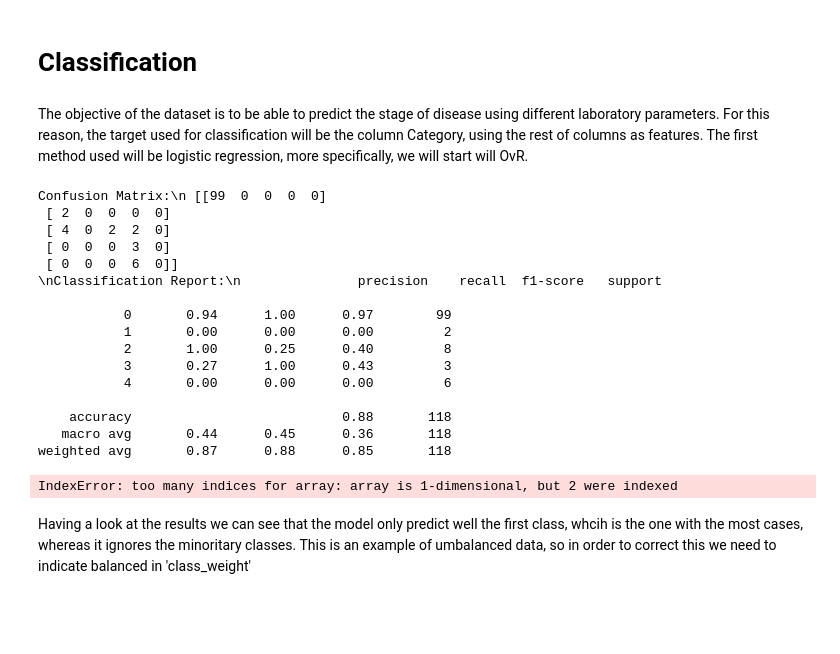
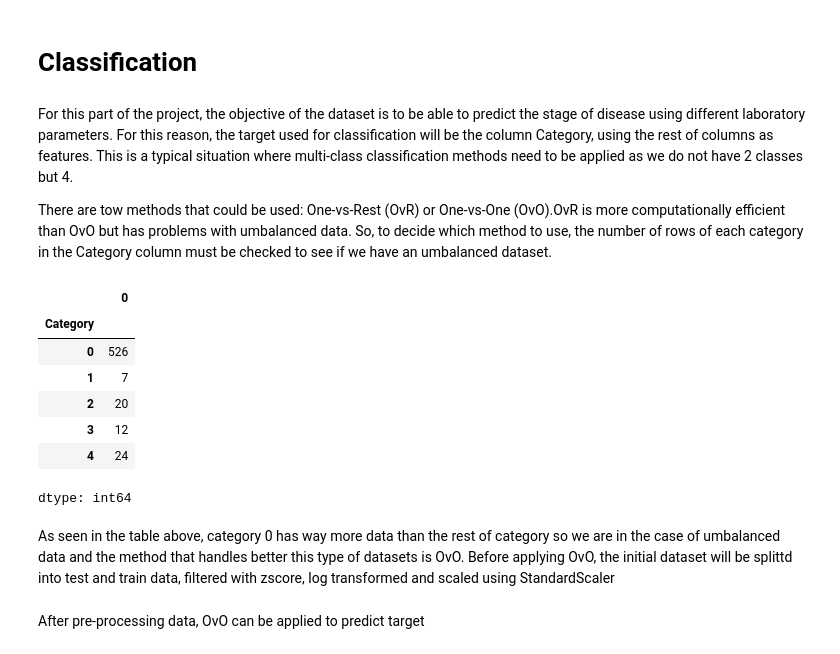
Before and after one commit to Biokatzen/Hepatitis-C-Prediction-Dataset, a Jupyter notebook: HepatitisC_Prediction_Dataset.ipynb, the cells around one changed output. Drawn from its saved outputs; the diff is of its cells as text; code cells hidden in the pictures; blank space fills up the shorter version.

```diff
--- a/HepatitisC_Prediction_Dataset.ipynb
+++ b/HepatitisC_Prediction_Dataset.ipynb
@@ -405,5 +404,22 @@ To summarize, the reason of this moderate to low r-score instead of a high r-sco
 # %% [markdown]
 # Classification
 # %% [markdown]
-The objective of the dataset is to be able to predict the stage of disease using different laboratory parameters. For this reason, the target used for classification will be the column Category, using the rest of columns as features. The first method used will be logistic regression, more specifically, we will start will OvR.
+For this part of the project, the objective of the dataset is to be able to predict the stage of disease using different laboratory parameters. For this reason, the target used for classification will be the column Category, using the rest of columns as features. This is a typical situation where multi-class classification methods need to be applied as we do not have 2 classes but 4.
+
+There are tow methods that could be used: One-vs-Rest (OvR) or One-vs-One (OvO).OvR is more computationally efficient than OvO but has problems with umbalanced data. So, to decide which method to use, the number of rows of each category in the Category column must be checked to see if we have an umbalanced dataset.
+# %%
+#Check the number of rows of each category
+df_encoded.groupby('Category').size()
+# %% [output]
+|  | 0 |
+| Category |  |
+| 0 | 526 |
+| 1 | 7 |
+| 2 | 20 |
+| 3 | 12 |
+| 4 | 24 |
+dtype: int64
+# %% [markdown]
+As seen in the table above, category 0 has way more data than the rest of category so we are in the case of umbalanced data and the method that handles better this type of datasets is OvO.
+Before applying OvO, the initial dataset will be splittd into test and train data, filtered with zscore, log transformed and scaled using StandardScaler
 # %%
@@ -437,37 +461,4 @@ X_test_scaled = scaler.transform(X_test)
-# %%
-from sklearn.linear_model import LogisticRegression
-
-ovr_model = LogisticRegression(multi_class='ovr', C=1.0, solver='liblinear')
-ovr_model.fit(X_train_scaled, y_train_clean) # Use y_train_clean here
-
-y_pred_ovr = ovr_model.predict(X_test_scaled)
-
-from sklearn.metrics import classification_report, confusion_matrix, roc_auc_score
-# Display confusion matrix and classification report
-print("Confusion Matrix:\\n", confusion_matrix(y_test, y_pred_ovr))
-print("\\nClassification Report:\\n", classification_report(y_test, y_pred_ovr))
-# Calculate AUC
-auc = roc_auc_score(y_test, y_pred_ovr[:, 1])
-print(f"\\nArea Under ROC Curve (AUC): {auc:.2f}")
-# %% [output]
-Confusion Matrix:\n [[99  0  0  0  0]
- [ 2  0  0  0  0]
- [ 4  0  2  2  0]
- [ 0  0  0  3  0]
- [ 0  0  0  6  0]]
-\nClassification Report:\n               precision    recall  f1-score   support
-
-           0       0.94      1.00      0.97        99
-           1       0.00      0.00      0.00         2
-           2       1.00      0.25      0.40         8
-           3       0.27      1.00      0.43         3
-           4       0.00      0.00      0.00         6
-
-    accuracy                           0.88       118
-   macro avg       0.44      0.45      0.36       118
-weighted avg       0.87      0.88      0.85       118
-IndexError: too many indices for array: array is 1-dimensional, but 2 were indexed
-# %% [markdown]
-Having a look at the results we can see that the model only predict well the first class, whcih is the one with the most cases, whereas it ignores the minoritary classes. This is an example of umbalanced data, so in order to correct this we need to indicate balanced in 'class_weight'
+# %% [markdown]
+After pre-processing data, OvO can be applied to predict target
 # %%
 from sklearn.linear_model import LogisticRegression
```
Also changed, not shown: parts of 6 cells of this notebook.
